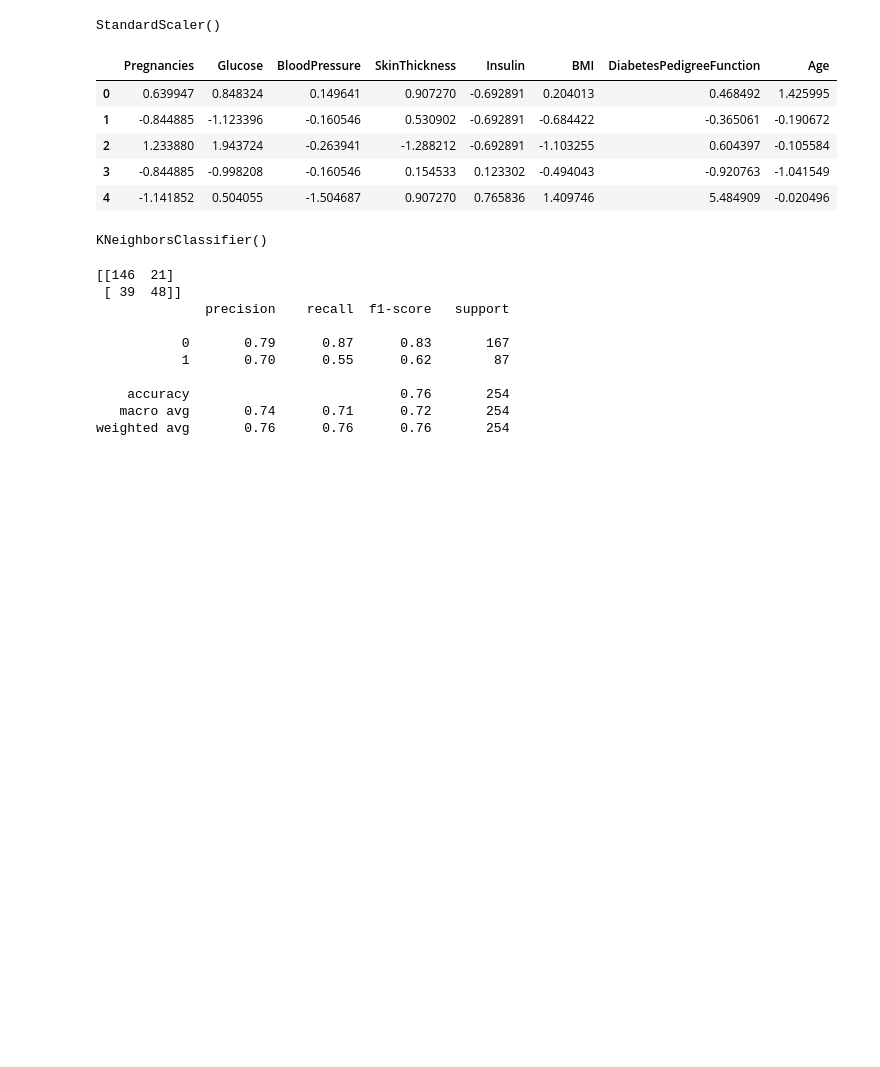
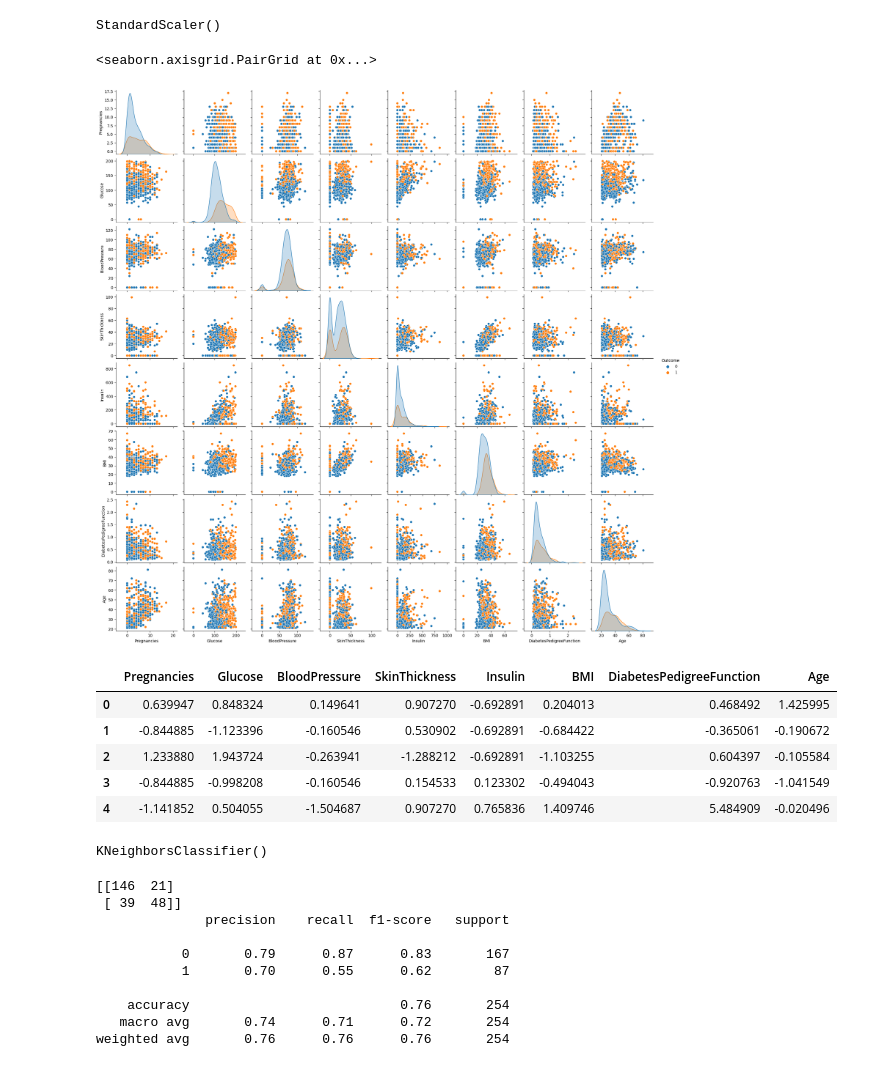
Before and after one commit to kutaykoca/machine-learning-for-diabetes-with-python, a Jupyter notebook: diabet.ipynb, the cells around one changed output. Drawn from its saved outputs; the diff is of its cells as text; code cells hidden in the pictures; blank space fills up the shorter version.

```diff
--- a/diabet.ipynb
+++ b/diabet.ipynb
@@ -32,6 +49,11 @@ StandardScaler()
 scaled=sc.transform(df.drop('Outcome',axis=1))
 # %%
 final=pd.DataFrame(scaled,columns=df.columns[:-1])
+# %%
+sns.pairplot(df,hue="Outcome")
+# %% [output]
+<seaborn.axisgrid.PairGrid at 0x...>
+[figure, added]
 # %%
 final.head()
 # %% [output]
```
Also changed, not shown: parts of 11 cells of this notebook.
